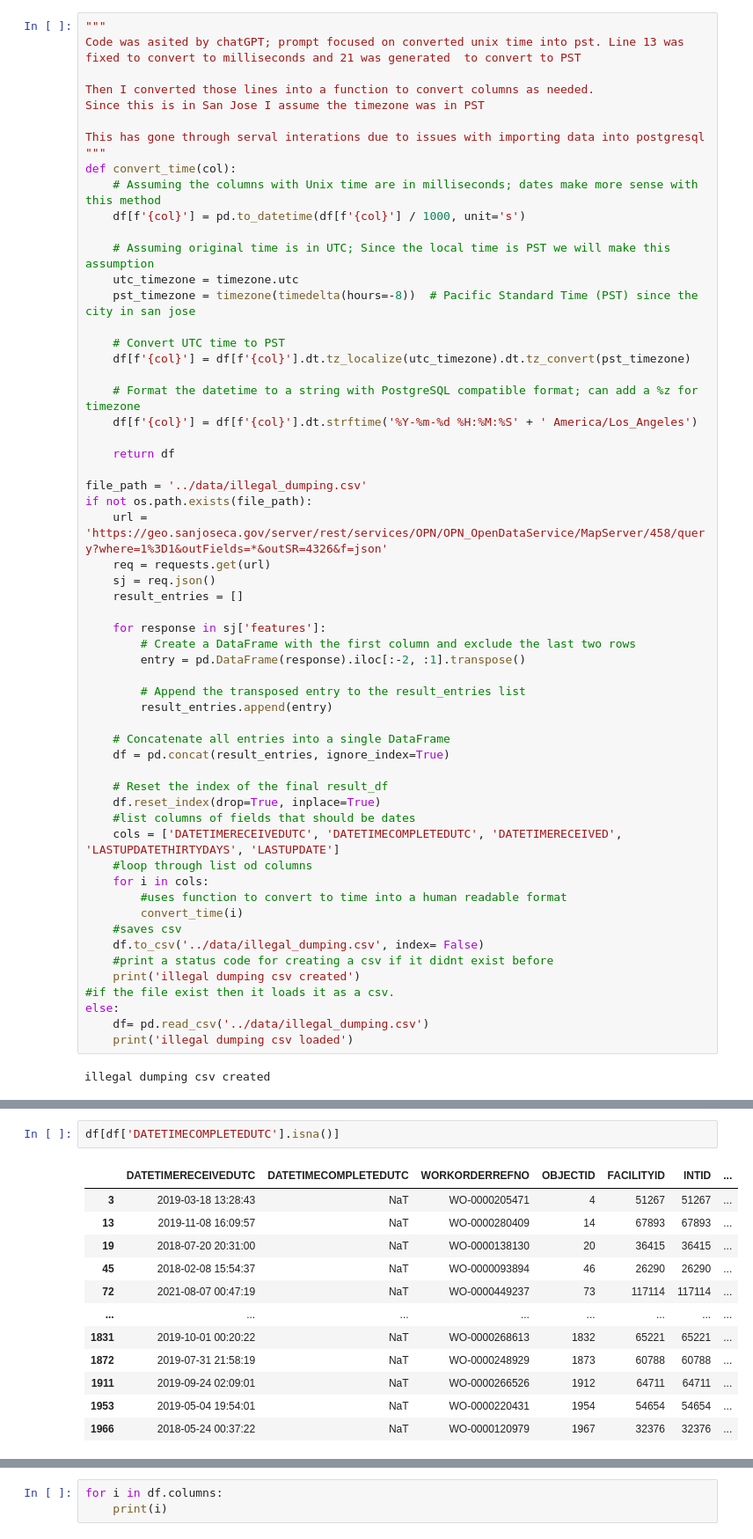
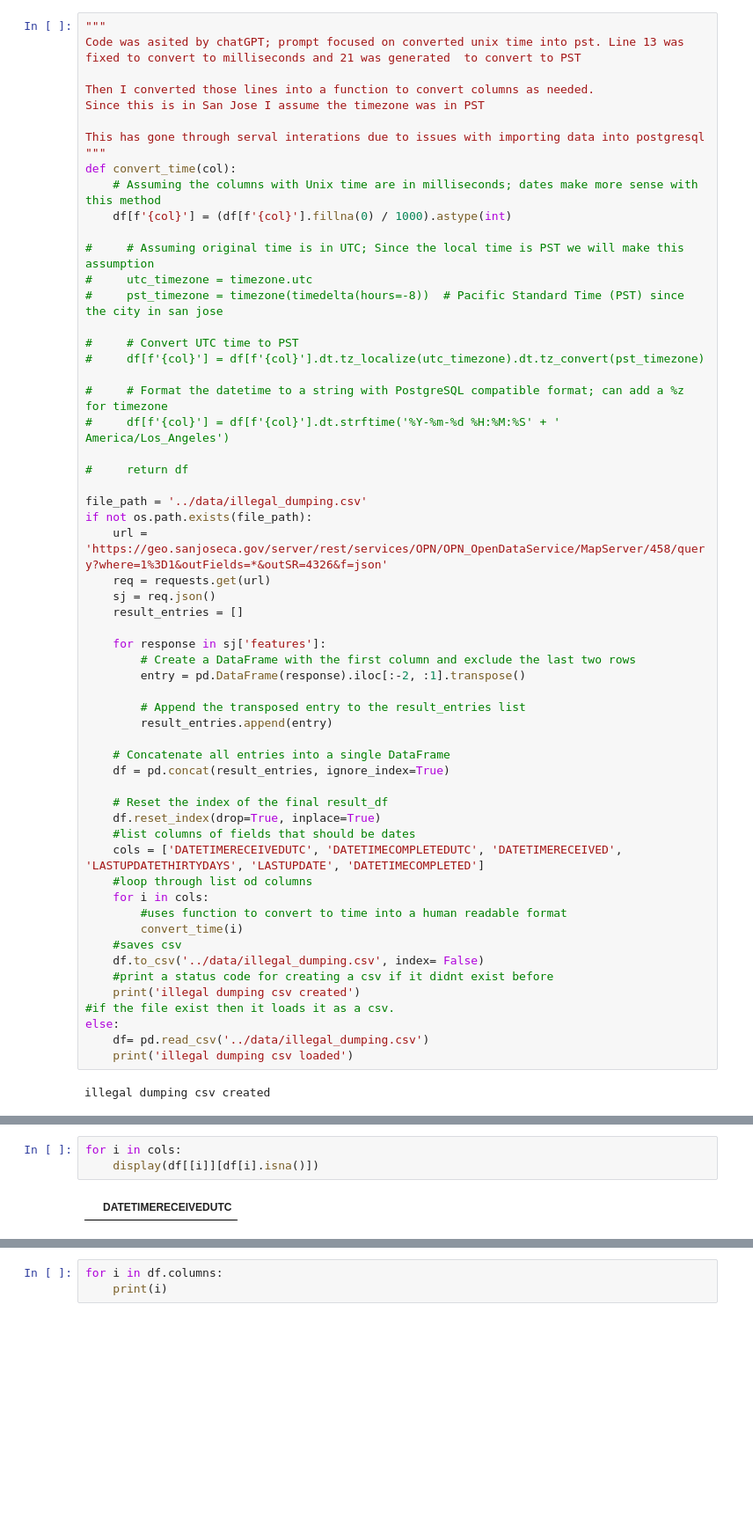
Before and after one commit to DerikVo/San_Jose_illegal_Dumping, a Jupyter notebook: src/explore_file.ipynb, the cells around one changed output, grey strips where cells are left out. Shown at 88% size. Cells and saved outputs as stored; diff of their text form; blank space fills up the shorter version.

Commit message:
got the data to load into database, will need to clean data and code

```diff
--- a/src/explore_file.ipynb
+++ b/src/explore_file.ipynb
@@ -127,19 +148,19 @@ This has gone through serval interations due to issues with importing data into
 """
 def convert_time(col):
     # Assuming the columns with Unix time are in milliseconds; dates make more sense with this method
-    df[f'{col}'] = pd.to_datetime(df[f'{col}'] / 1000, unit='s')
+    df[f'{col}'] = (df[f'{col}'].fillna(0) / 1000).astype(int)
 
-    # Assuming original time is in UTC; Since the local time is PST we will make this assumption
-    utc_timezone = timezone.utc
-    pst_timezone = timezone(timedelta(hours=-8))  # Pacific Standard Time (PST) since the city in san jose
+#     # Assuming original time is in UTC; Since the local time is PST we will make this assumption
+#     utc_timezone = timezone.utc
+#     pst_timezone = timezone(timedelta(hours=-8))  # Pacific Standard Time (PST) since the city in san jose
 
-    # Convert UTC time to PST
-    df[f'{col}'] = df[f'{col}'].dt.tz_localize(utc_timezone).dt.tz_convert(pst_timezone)
+#     # Convert UTC time to PST
+#     df[f'{col}'] = df[f'{col}'].dt.tz_localize(utc_timezone).dt.tz_convert(pst_timezone)
 
-    # Format the datetime to a string with PostgreSQL compatible format; can add a %z for timezone
-    df[f'{col}'] = df[f'{col}'].dt.strftime('%Y-%m-%d %H:%M:%S' + ' America/Los_Angeles')
+#     # Format the datetime to a string with PostgreSQL compatible format; can add a %z for timezone
+#     df[f'{col}'] = df[f'{col}'].dt.strftime('%Y-%m-%d %H:%M:%S' + ' America/Los_Angeles')
 
-    return df
+#     return df
 
 file_path = '../data/illegal_dumping.csv'
 if not os.path.exists(file_path):
@@ -161,7 +182,7 @@ if not os.path.exists(file_path):
     # Reset the index of the final result_df
     df.reset_index(drop=True, inplace=True)
     #list columns of fields that should be dates
-    cols = ['DATETIMERECEIVEDUTC', 'DATETIMECOMPLETEDUTC', 'DATETIMERECEIVED', 'LASTUPDATETHIRTYDAYS', 'LASTUPDATE']
+    cols = ['DATETIMERECEIVEDUTC', 'DATETIMECOMPLETEDUTC', 'DATETIMERECEIVED', 'LASTUPDATETHIRTYDAYS', 'LASTUPDATE', 'DATETIMECOMPLETED']
     #loop through list od columns
     for i in cols:
         #uses function to convert to time into a human readable format
@@ -188,16 +209,6 @@ df.head()
 5 rows × 23 columns
 # %%
-df[df['DATETIMECOMPLETEDUTC'].isna()]
+for i in cols:
+    display(df[[i]][df[i].isna()])
 # %% [output]
-|  | DATETIMERECEIVEDUTC | DATETIMECOMPLETEDUTC | WORKORDERREFNO | OBJECTID | FACILITYID | INTID | ... |
-| 3 | 2019-03-18 13:28:43 | NaT | WO-0000205471 | 4 | 51267 | 51267 | ... |
-| 13 | 2019-11-08 16:09:57 | NaT | WO-0000280409 | 14 | 67893 | 67893 | ... |
-| 19 | 2018-07-20 20:31:00 | NaT | WO-0000138130 | 20 | 36415 | 36415 | ... |
-| 45 | 2018-02-08 15:54:37 | NaT | WO-0000093894 | 46 | 26290 | 26290 | ... |
-| 72 | 2021-08-07 00:47:19 | NaT | WO-0000449237 | 73 | 117114 | 117114 | ... |
-| ... | ... | ... | ... | ... | ... | ... | ... |
-| 1831 | 2019-10-01 00:20:22 | NaT | WO-0000268613 | 1832 | 65221 | 65221 | ... |
-| 1872 | 2019-07-31 21:58:19 | NaT | WO-0000248929 | 1873 | 60788 | 60788 | ... |
-| 1911 | 2019-09-24 02:09:01 | NaT | WO-0000266526 | 1912 | 64711 | 64711 | ... |
-| 1953 | 2019-05-04 19:54:01 | NaT | WO-0000220431 | 1954 | 54654 | 54654 | ... |
-| 1966 | 2018-05-24 00:37:22 | NaT | WO-0000120979 | 1967 | 32376 | 32376 | ... |
+|  | DATETIMERECEIVEDUTC |
```
Also changed, not shown: parts of 8 cells of this notebook, 5 other files.
